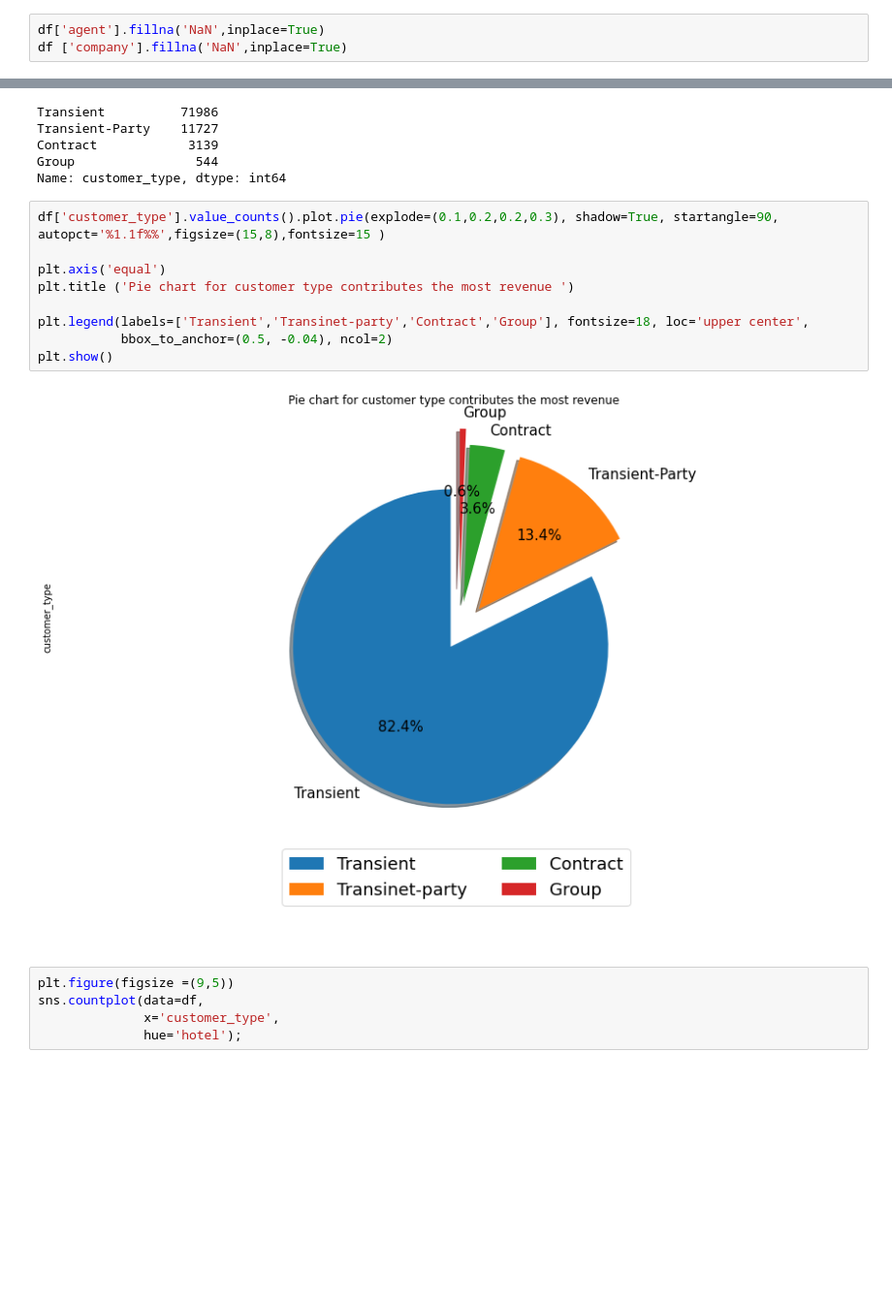
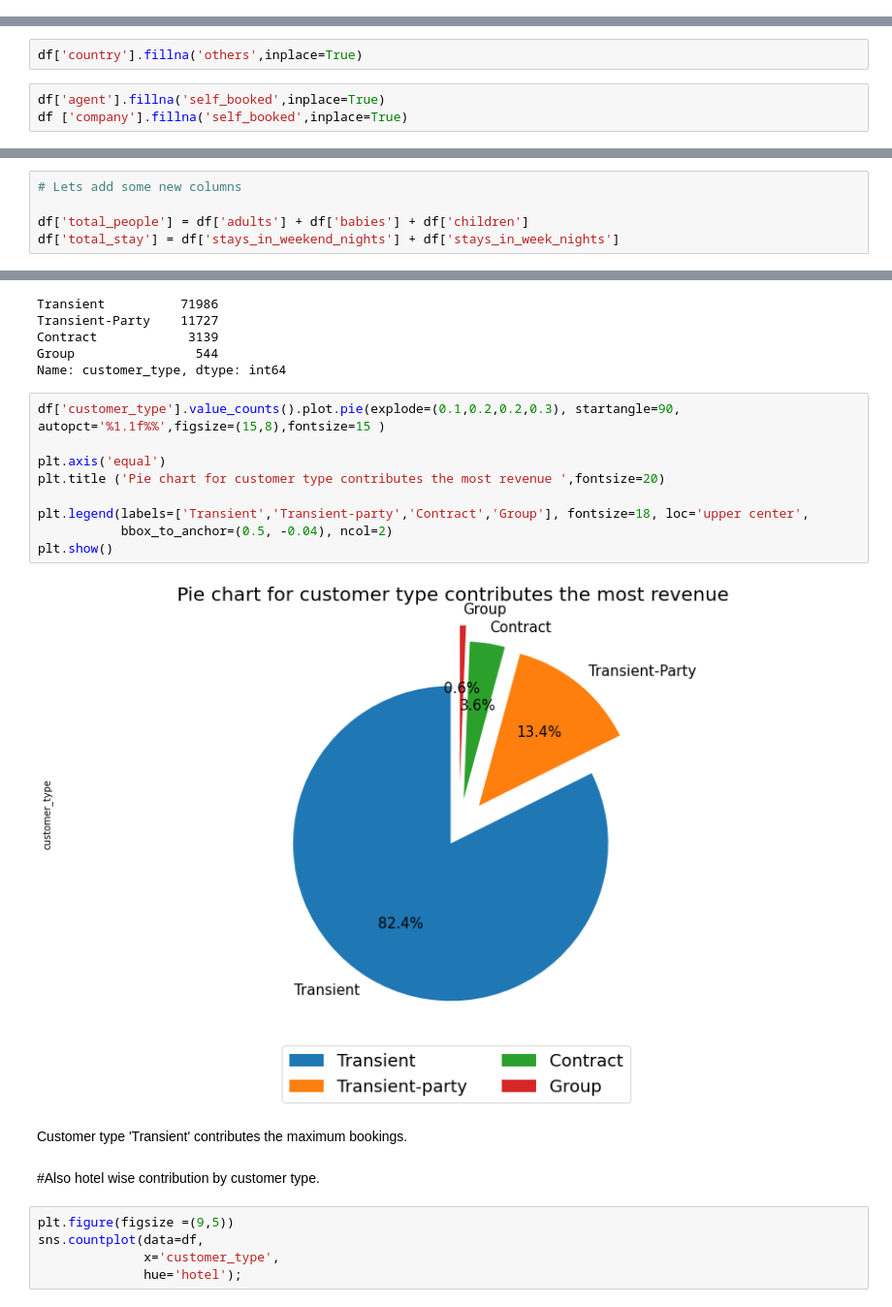
Before and after one commit to neha-goyal55/EDA-Project, a Jupyter notebook: Copy_of_EDA_Hotel_booking_Q1.ipynb, the cells around one changed output, grey strips where cells are left out. Shown at 97% size. Drawn from its saved outputs; the diff is of its cells as text; blank space fills up the shorter version.

```diff
--- a/Copy_of_EDA_Hotel_booking_Q1.ipynb
+++ b/Copy_of_EDA_Hotel_booking_Q1.ipynb
@@ -236,3 +253,0 @@ df['country'].fillna('NaN',inplace=True)
-# %%
-df['agent'].fillna('NaN',inplace=True)
-df ['company'].fillna('NaN',inplace=True)
@@ -314,0 +256,5 @@ ValueError: ignored
+# %%
+df['country'].fillna('others',inplace=True)
+# %%
+df['agent'].fillna('self_booked',inplace=True)
+df ['company'].fillna('self_booked',inplace=True)
@@ -314,0 +289,5 @@ ValueError: ignored
+# %%
+# Lets add some new columns
+
+df['total_people'] = df['adults'] + df['babies'] + df['children']
+df['total_stay'] = df['stays_in_weekend_nights'] + df['stays_in_week_nights']
@@ -321,18 +447,20 @@ Contract            3139
 Group                544
 Name: customer_type, dtype: int64
 # %%
-df['customer_type'].value_counts().plot.pie(explode=(0.1,0.2,0.2,0.3), shadow=True, startangle=90, autopct='%1.1f%%',figsize=(15,8),fontsize=15 )
+df['customer_type'].value_counts().plot.pie(explode=(0.1,0.2,0.2,0.3), startangle=90, autopct='%1.1f%%',figsize=(15,8),fontsize=15 )
 
 plt.axis('equal')
-plt.title ('Pie chart for customer type contributes the most revenue ')
+plt.title ('Pie chart for customer type contributes the most revenue ',fontsize=20)
 
-plt.legend(labels=['Transient','Transinet-party','Contract','Group'], fontsize=18, loc='upper center',
+plt.legend(labels=['Transient','Transient-party','Contract','Group'], fontsize=18, loc='upper center',
            bbox_to_anchor=(0.5, -0.04), ncol=2)
 plt.show()
 # %% [output]
-[figure, old version]
+[figure, new version]
-# %% [markdown]
-#
+# %% [markdown]
+Customer type 'Transient' contributes the maximum bookings.
+# %% [markdown]
+#Also hotel wise contribution by customer type.
 # %%
 plt.figure(figsize =(9,5))
 sns.countplot(data=df,
```
Also changed, not shown: parts of 126 cells of this notebook.
